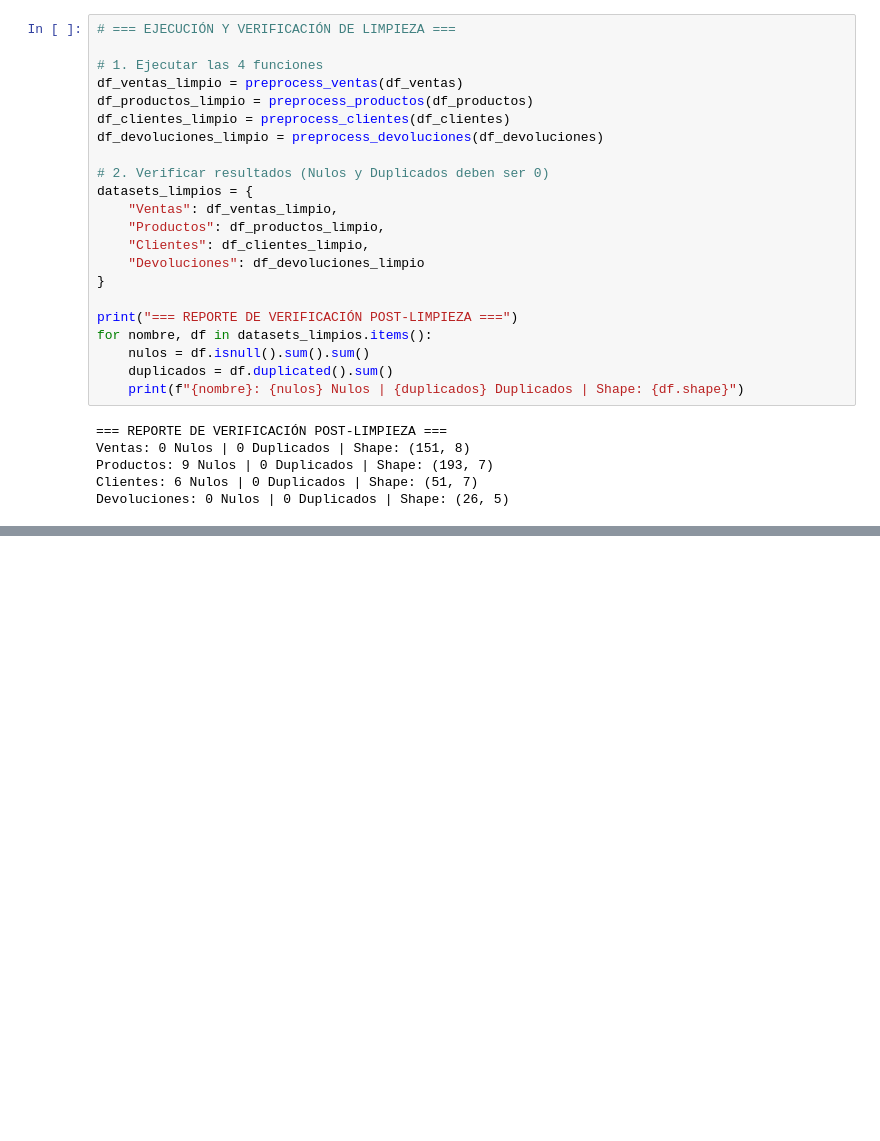
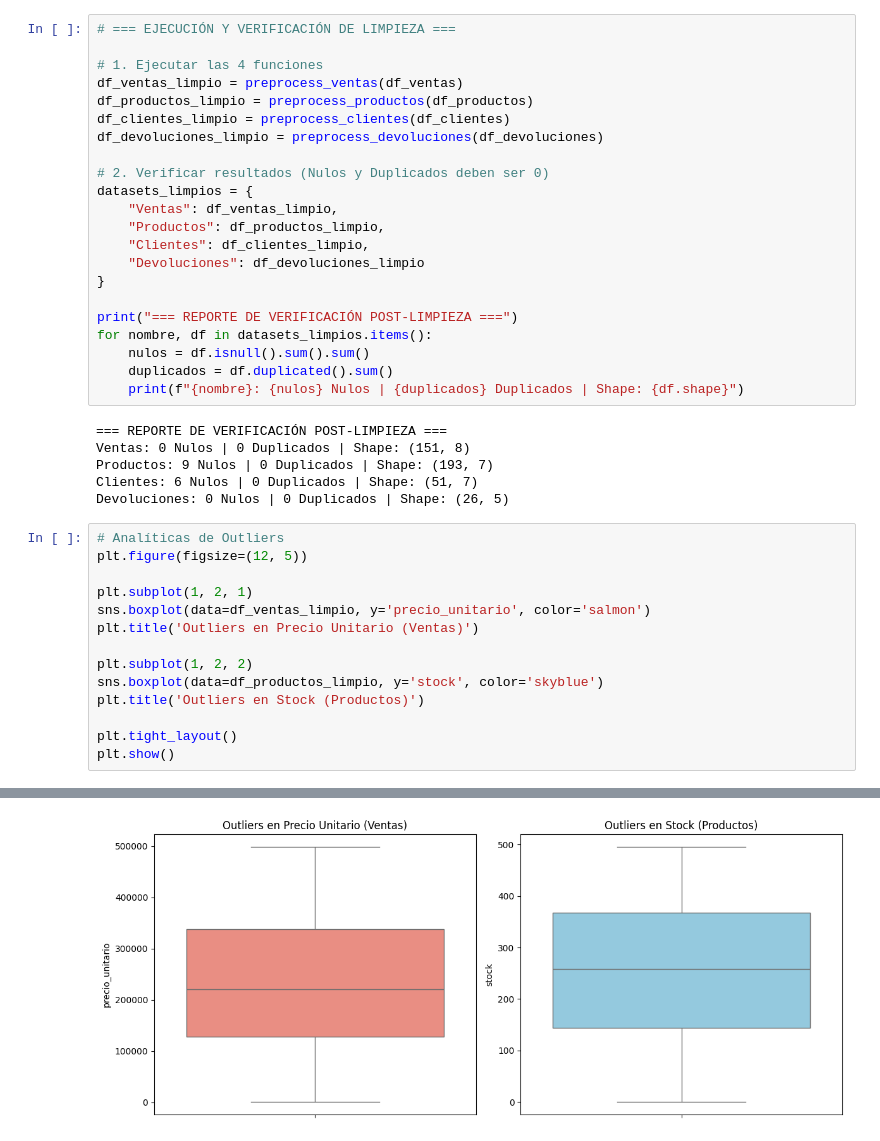
Before and after one commit to ChenteDUOC/Evaluacion_Parcial_1_VicenteAlarcon, a Jupyter notebook: evaluacion-parcial-1/notebooks/Prototipado-1.ipynb, the cells around one changed output, grey strips where cells are left out. Cells and saved outputs as stored; diff of their text form; blank space fills up the shorter version.

```diff
--- a/evaluacion-parcial-1/notebooks/Prototipado-1.ipynb
+++ b/evaluacion-parcial-1/notebooks/Prototipado-1.ipynb
@@ -350,3 +350,18 @@ Ventas: 0 Nulos | 0 Duplicados | Shape: (151, 8)
 Productos: 9 Nulos | 0 Duplicados | Shape: (193, 7)
 Clientes: 6 Nulos | 0 Duplicados | Shape: (51, 7)
 Devoluciones: 0 Nulos | 0 Duplicados | Shape: (26, 5)
+# %%
+# Analíticas de Outliers
+plt.figure(figsize=(12, 5))
+
+plt.subplot(1, 2, 1)
+sns.boxplot(data=df_ventas_limpio, y='precio_unitario', color='salmon')
+plt.title('Outliers en Precio Unitario (Ventas)')
+
+plt.subplot(1, 2, 2)
+sns.boxplot(data=df_productos_limpio, y='stock', color='skyblue')
+plt.title('Outliers en Stock (Productos)')
+
+plt.tight_layout()
+plt.show()
+# %% [output]
@@ -352,0 +369 @@ Devoluciones: 0 Nulos | 0 Duplicados | Shape: (26, 5)
+[figure, added]
```
Also changed, not shown: parts of 8 cells of this notebook.
